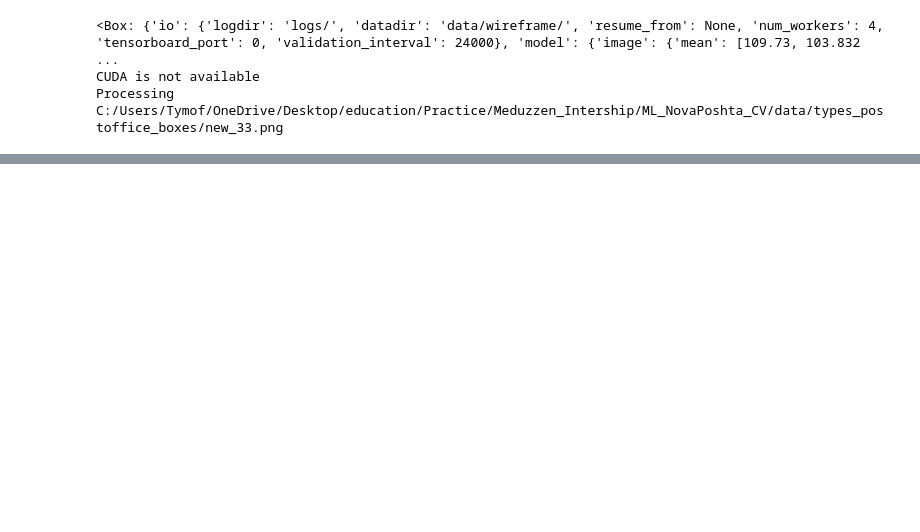
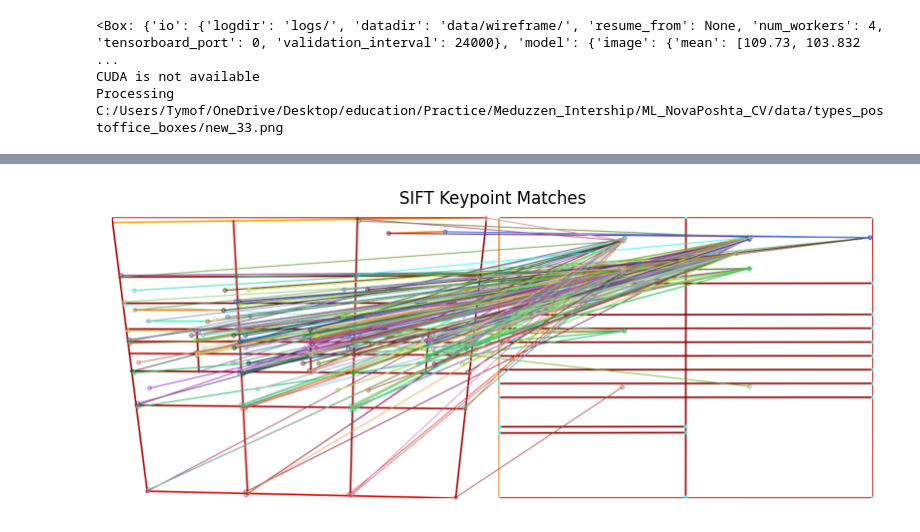
Before and after one commit to TimofiyJ/Meduzzen_Intership, a Jupyter notebook: ML_NovaPoshta_CV/poc.ipynb, the cells around one changed output, grey strips where cells are left out. Cells and saved outputs as stored; diff of their text form; code cells hidden in the pictures; blank space fills up the shorter version.

```diff
--- a/ML_NovaPoshta_CV/poc.ipynb
+++ b/ML_NovaPoshta_CV/poc.ipynb
@@ -561,13 +357,13 @@ def calculate_sift_similarity(image_path1, image_path2):
     # Apply ratio test
     good_matches = []
     for m, n in matches:
-        if m.distance < 0.95 * n.distance:
+        if m.distance < 0.99 * n.distance:
             good_matches.append(m)
 
     # Calculate SIFT similarity
     similarity = len(good_matches) / max(len(keypoints1), len(keypoints2))
 
-    return similarity
+    return len(good_matches)
 
 img1 = ("./res-0.94.png")
 img2 =  ("./res4-0.94.png")
@@ -575,7 +371,20 @@ img3 = "./res5-0.94.png"
 img_33t = ("./data/types_postoffice_boxes/new_33-0.94.png")
 img_2t = ("./data/types_postoffice_boxes/new_2-0.94.png")
 
-sift_similarity = calculate_sift_similarity(img3, img_33t)
+sift_similarity = calculate_sift_similarity(img1, img_33t)
 
 print(f'SIFT Similarity: {sift_similarity}')
+
+fold_location = os.listdir("./data/schemas_postoffice_boxes/")
+max_similarity = 0
+name = ""
+for location in fold_location:
+    img_location = "./data/schemas_postoffice_boxes/" + location
+    sift_similarity = calculate_sift_similarity(img1, img_location)
+    if sift_similarity>max_similarity:
+        max_similarity = sift_similarity
+        name = location
+
+print(name)
+print(max_similarity)
 # %% [output]
@@ -582,0 +394,70 @@ SIFT Similarity: 0.12195121951219512
+# %%
+import cv2
+import os
+import numpy as np
+import matplotlib.pyplot as plt
+
+def calculate_sift_similarity(image_path1, image_path2):
+    # Read the images
+    image1 = cv2.imread(image_path1, cv2.IMREAD_GRAYSCALE)
+    image2 = cv2.imread(image_path2, cv2.IMREAD_GRAYSCALE)
+
+    # Initialize SIFT detector
+    sift = cv2.SIFT_create()
+
+    # Find the keypoints and descriptors with SIFT
+    keypoints1, descriptors1 = sift.detectAndCompute(image1, None)
+    keypoints2, descriptors2 = sift.detectAndCompute(image2, None)
+
+    # Initialize the matcher
+    matcher = cv2.BFMatcher()
+
+    # Match descriptors
+    matches = matcher.knnMatch(descriptors1, descriptors2, k=2)
+
+    # Apply ratio test
+    good_matches = []
+    for m, n in matches:
+        if m.distance < 0.99 * n.distance:
+            good_matches.append(m)
+
+    # Return the number of good matches and the keypoints
+    return len(good_matches), keypoints1, keypoints2, good_matches
+
+def visualize_matches(image1, keypoints1, image2, keypoints2, matches):
+    # Draw the matches on the images
+    img_matches = cv2.drawMatches(image1, keypoints1, image2, keypoints2, matches, None, flags=cv2.DrawMatchesFlags_NOT_DRAW_SINGLE_POINTS)
+
+    # Convert BGR image to RGB
+    img_matches_rgb = cv2.cvtColor(img_matches, cv2.COLOR_BGR2RGB)
+
+    # Display the images with matches using plt
+    plt.figure(figsize=(10, 8))
+    plt.imshow(img_matches_rgb)
+    plt.title('SIFT Keypoint Matches')
+    plt.axis('off')
+    plt.show()
+
+img1 = "./res-0.94.png"
+fold_location = os.listdir("./data/schemas_postoffice_boxes/")
+
+max_similarity = 0
+name = ""
+
+for location in fold_location:
+    img_location = "./data/schemas_postoffice_boxes/" + location
+    similarity, kp1, kp2, matches = calculate_sift_similarity(img1, img_location)
+
+    if similarity > max_similarity:
+        max_similarity = similarity
+        name = location
+        best_matches = matches
+        best_kp1 = kp1
+        best_kp2 = kp2
+
+print(f'Max Similarity: {max_similarity}')
+print(f'Corresponding Image Name: {name}')
+
+# Visualize the matches using plt
+visualize_matches(cv2.imread(img1), best_kp1, cv2.imread(img_location), best_kp2, best_matches)
+# %% [output]
@@ -582,0 +466 @@ SIFT Similarity: 0.12195121951219512
+[figure, added]
```
Also changed, not shown: parts of 17 cells of this notebook.
